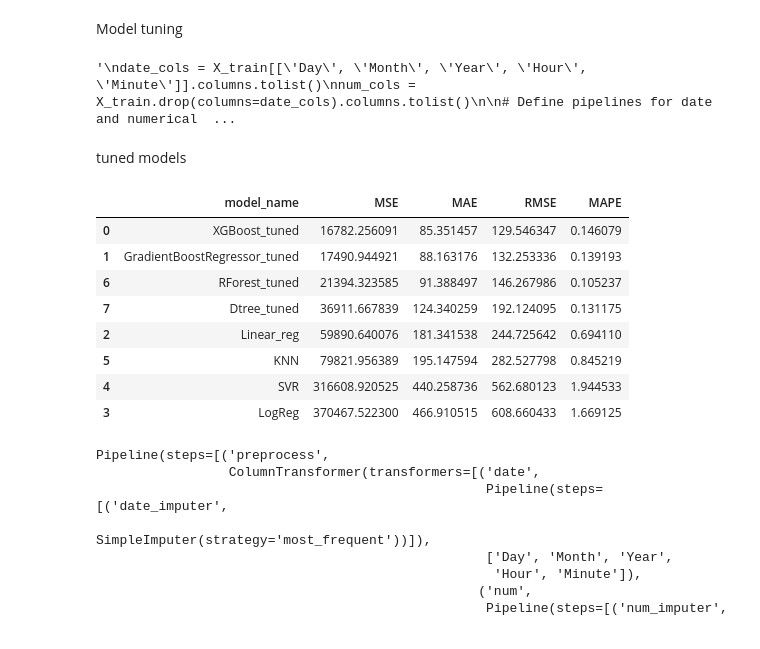
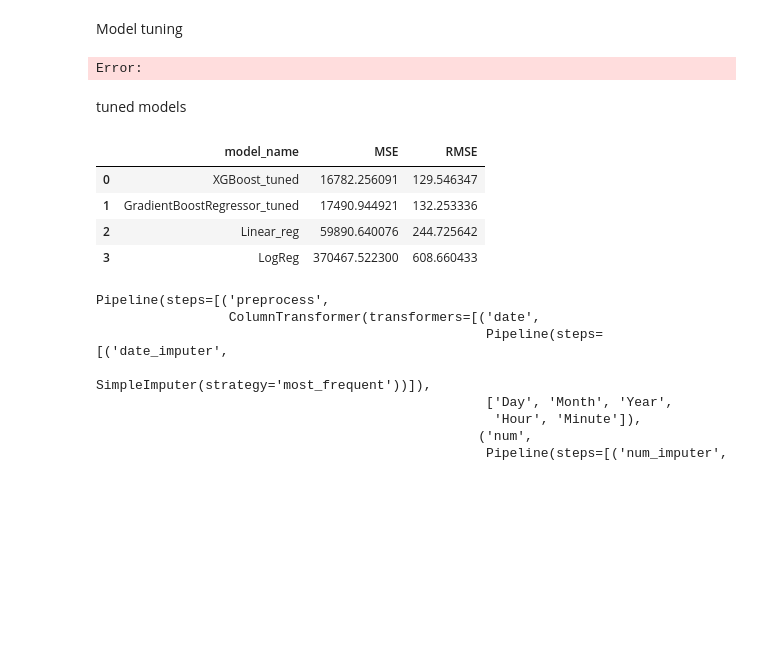
Before and after one commit to damzking/final-pro, a Jupyter notebook: Notebook/ETA-prediction1.ipynb, the cells around one changed output. Cells and saved outputs as stored; diff of their text form; code cells hidden in the pictures; blank space fills up the shorter version.

```diff
--- a/Notebook/ETA-prediction1.ipynb
+++ b/Notebook/ETA-prediction1.ipynb
@@ -752,10 +753,6 @@ models['XGBoost'] = XGBRegressor()
 models['GradientBoostRegressor'] = GradientBoostingRegressor()
 models['Linear_reg'] = LinearRegression()
 models['LogReg'] = LogisticRegression()
-models['SVR'] = SVR()
-models['KNN'] = KNeighborsRegressor()
-models['RForest'] = RandomForestRegressor()
-models['Dtree'] = DecisionTreeRegressor()
 # %% [markdown]
 Creating Pipelines
 # %%
@@ -781,7 +778,7 @@ preprocessor = ColumnTransformer([
 Modeling with train data without weather data
 # %%
 all_pipelines = {}
-metric_table = pd.DataFrame(columns=['model_name', 'MSE', 'MAE', 'RMSE', 'MAPE'])
+metric_table = pd.DataFrame(columns=['model_name', 'MSE', 'RMSE'])
 
 for model_name, regressor in models.items():
     pipeline = Pipeline([
@@ -795,11 +792,11 @@ for model_name, regressor in models.items():
     ETA_pred = pipeline.predict(X_eval)
 
     MSE = mean_squared_error(y_eval, ETA_pred)
-    MAE = mean_absolute_error(y_eval, ETA_pred)
+
     RMSE =np.sqrt(mean_squared_error(y_eval, ETA_pred))
-    MAPE = mean_absolute_percentage_error(y_eval, ETA_pred)
 
-    metric_table.loc[len(metric_table)] = [model_name, MSE, MAE, RMSE, MAPE]
+
+    metric_table.loc[len(metric_table)] = [model_name, MSE,  RMSE]
 
 metric_table.sort_values(by='RMSE')
 # %% [output]
@@ -903,7 +896,7 @@ for model_name, (model, params) in models.items():
         print(f"MAE score for {model_name}: {mae_score}")
 '''
 # %% [output]
-'\ndate_cols = X_train[[\'Day\', \'Month\', \'Year\', \'Hour\', \'Minute\']].columns.tolist()\nnum_cols = X_train.drop(columns=date_cols).columns.tolist()\n\n# Define pipelines for date and numerical  ...
+Error:
 # %% [markdown]
 tuned models
 # %%
@@ -913,43 +906,35 @@ tuned_models['XGBoost_tuned'] = XGBRegressor(colsample_bytree=1.0, learning_rate
 tuned_models['GradientBoostRegressor_tuned'] = GradientBoostingRegressor(learning_rate=0.2, max_depth=7, n_estimators=200, subsample=1.0, random_state=42)
 tuned_models['Linear_reg'] = LinearRegression()
 tuned_models['LogReg'] = LogisticRegression()
-tuned_models['SVR'] = SVR()
-tuned_models['KNN'] = KNeighborsRegressor(metric='manhattan', n_neighbors=7, weights='distance')
-tuned_models['RForest_tuned'] = RandomForestRegressor(max_depth=None, min_samples_leaf=1, min_samples_split=2, n_estimators=200, random_state=42)
-tuned_models['Dtree_tuned'] = DecisionTreeRegressor(max_depth=30, min_samples_leaf=4, min_samples_split=10, random_state=42)
 # %%
 all_tpipelines = {}
-tmetric_table = pd.DataFrame(columns=['model_name', 'MSE', 'MAE', 'RMSE', 'MAPE'])
+tmetric_table = pd.DataFrame(columns=['model_name', 'MSE', 'RMSE'])
 
 for model_name, regressor in tuned_models.items():
     pipeline = Pipeline([
         ('preprocess', preprocessor),
         (model_name, TransformedTargetRegressor(regressor=regressor))
     ])
     pipeline.fit(X_train, y_train)
 
     all_tpipelines[model_name] = pipeline
 
     ETA_pred = pipeline.predict(X_eval)
 
     MSE = mean_squared_error(y_eval, ETA_pred)
     MAE = mean_absolute_error(y_eval, ETA_pred)
     RMSE =np.sqrt(mean_squared_error(y_eval, ETA_pred))
     MAPE = mean_absolute_percentage_error(y_eval, ETA_pred)
 
-    tmetric_table.loc[len(tmetric_table)] = [model_name, MSE, MAE, RMSE, MAPE]
+    tmetric_table.loc[len(tmetric_table)] = [model_name, MSE, RMSE]
 
 tmetric_table.sort_values(by='RMSE')
 # %% [output]
-|  | model_name | MSE | MAE | RMSE | MAPE |
-| 0 | XGBoost_tuned | 16782.256091 | 85.351457 | 129.546347 | 0.146079 |
-| 1 | GradientBoostRegressor_tuned | 17490.944921 | 88.163176 | 132.253336 | 0.139193 |
-| 6 | RForest_tuned | 21394.323585 | 91.388497 | 146.267986 | 0.105237 |
-| 7 | Dtree_tuned | 36911.667839 | 124.340259 | 192.124095 | 0.131175 |
-| 2 | Linear_reg | 59890.640076 | 181.341538 | 244.725642 | 0.694110 |
-| 5 | KNN | 79821.956389 | 195.147594 | 282.527798 | 0.845219 |
-| 4 | SVR | 316608.920525 | 440.258736 | 562.680123 | 1.944533 |
-| 3 | LogReg | 370467.522300 | 466.910515 | 608.660433 | 1.669125 |
+|  | model_name | MSE | RMSE |
+| 0 | XGBoost_tuned | 16782.256091 | 129.546347 |
+| 1 | GradientBoostRegressor_tuned | 17490.944921 | 132.253336 |
+| 2 | Linear_reg | 59890.640076 | 244.725642 |
+| 3 | LogReg | 370467.522300 | 608.660433 |
 # %%
 XGB_pipeline=all_tpipelines['XGBoost_tuned']
 XGB_pipeline
```
Also changed, not shown: parts of 7 cells of this notebook, 6 other files.
